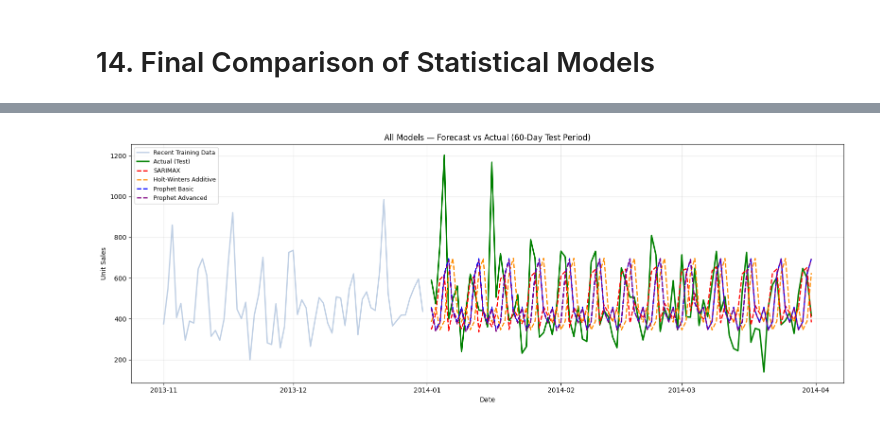
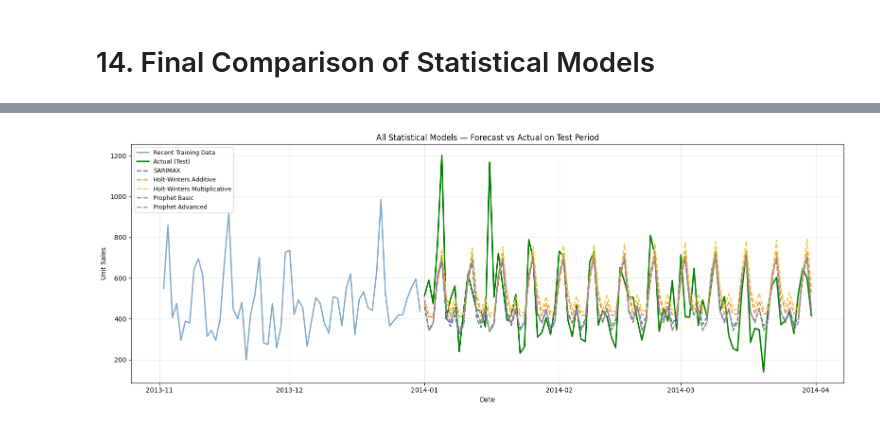
Before and after one commit to sergey-kasatov/time-series-forecasting-project, a Jupyter notebook: notebooks/week2/03_statistical_models.ipynb, the cells around one changed output, grey strips where cells are left out. Saved outputs shown, nothing was run; the diff lists cells and outputs as text; code cells hidden in the pictures.

```diff
--- a/notebooks/week2/03_statistical_models.ipynb
+++ b/notebooks/week2/03_statistical_models.ipynb
@@ -434,6 +467,6 @@ sarimax_exog_df = sarimax_exog_df.merge(
 )
 
 # Fill missing oil values after the merge
-sarimax_exog_df["oil_price_interpolated"] = sarimax_exog_df["oil_price_interpolated"].ffill()
+sarimax_exog_df["oil_price_interpolated"] = sarimax_exog_df["oil_price_interpolated"].ffill().bfill()
 # %%
 # Create aligned holiday flags directly in the SARIMAX exogenous dataframe
@@ -1047,13 +1194,13 @@ plt.show()
 # %% [output]
 [figure]
 # %%
-# Create future dataframe for advanced model (history + test period)
+# Create future dataframe for the advanced Prophet model
 future_adv = model_prophet_adv.make_future_dataframe(
     periods=len(test),
     freq="D"
 )
 
-# Attach oil prices to all dates (train + test)
+# Attach oil prices to all dates used by the advanced Prophet model
 oil_full = pd.concat(
     [
         exog_train["oil_price_interpolated"],
@@ -1062,13 +1209,24 @@ oil_full = pd.concat(
     ignore_index=True
 )
 
+# Check that the future dataframe and oil regressor have the same length
+print("Future dataframe length:", len(future_adv))
+print("Oil regressor length:", len(oil_full))
+
 future_adv["dcoilwtico"] = oil_full.values
 
+# Generate forecast
 forecast_adv = model_prophet_adv.predict(future_adv)
 
+# Extract only the test-period forecast rows
+forecast_adv_test = forecast_adv.tail(len(test)).copy()
+
 # Extract only the test-period predictions
-prophet_adv_preds = forecast_adv.tail(len(test))["yhat"].values
+prophet_adv_preds = forecast_adv_test["yhat"].values
 prophet_adv_preds = prophet_adv_preds.clip(0)
 
 print("Advanced Prophet forecasts generated.")
+print("Advanced Prophet test forecast date range:")
+print(forecast_adv_test["ds"].min(), "to", forecast_adv_test["ds"].max())
+print("Number of test predictions:", len(prophet_adv_preds))
 # %% [output]
@@ -1325,5 +1509,5 @@ plt.show()
 # %%
-# Plot all forecasts on one chart for visual comparison
+# Plot all statistical model forecasts on one chart for visual comparison
 
 plt.figure(figsize=(16, 6))
 
@@ -1331,9 +1515,9 @@ plt.plot(
     train.index[-60:],
     train["unit_sales"].iloc[-60:],
     label="Recent Training Data",
-    color="lightsteelblue",
+    color="steelblue",
     linewidth=2,
-    alpha=0.8
+    alpha=0.7
 )
 
 plt.plot(
@@ -1348,7 +1532,7 @@ plt.plot(
     test.index,
     forecast_1.values,
     label="SARIMAX",
-    color="red",
+    color="#4E79A7",
     linewidth=1.8,
     linestyle="--"
 )
@@ -1357,36 +1541,45 @@ plt.plot(
     test.index,
     forecast_hw_add.values,
     label="Holt-Winters Additive",
-    color="darkorange",
+    color="#F28E2B",
+    linewidth=1.8,
+    linestyle="--"
+)
+
+plt.plot(
+    test.index,
+    forecast_hw_mul.values,
+    label="Holt-Winters Multiplicative",
+    color="#EDC948",
     linewidth=1.8,
     linestyle="--"
 )
 
 plt.plot(
     test.index,
     prophet_basic_preds,
     label="Prophet Basic",
-    color="blue",
+    color="#59A14F",
     linewidth=1.8,
     linestyle="--"
 )
 
 plt.plot(
     test.index,
     prophet_adv_preds,
     label="Prophet Advanced",
-    color="purple",
+    color="#B07AA1",
     linewidth=1.8,
     linestyle="--"
 )
 
-plt.title("All Models — Forecast vs Actual (60-Day Test Period)")
+plt.title("All Statistical Models — Forecast vs Actual on Test Period")
 plt.xlabel("Date")
 plt.ylabel("Unit Sales")
 plt.legend(loc="upper left", fontsize=9)
 plt.grid(True, alpha=0.3)
 plt.tight_layout()
 plt.show()
 # %% [output]
-[figure, old version]
+[figure, new version]
 # %% [markdown]
```
Also changed, not shown: parts of 51 cells of this notebook, 7 other files.
